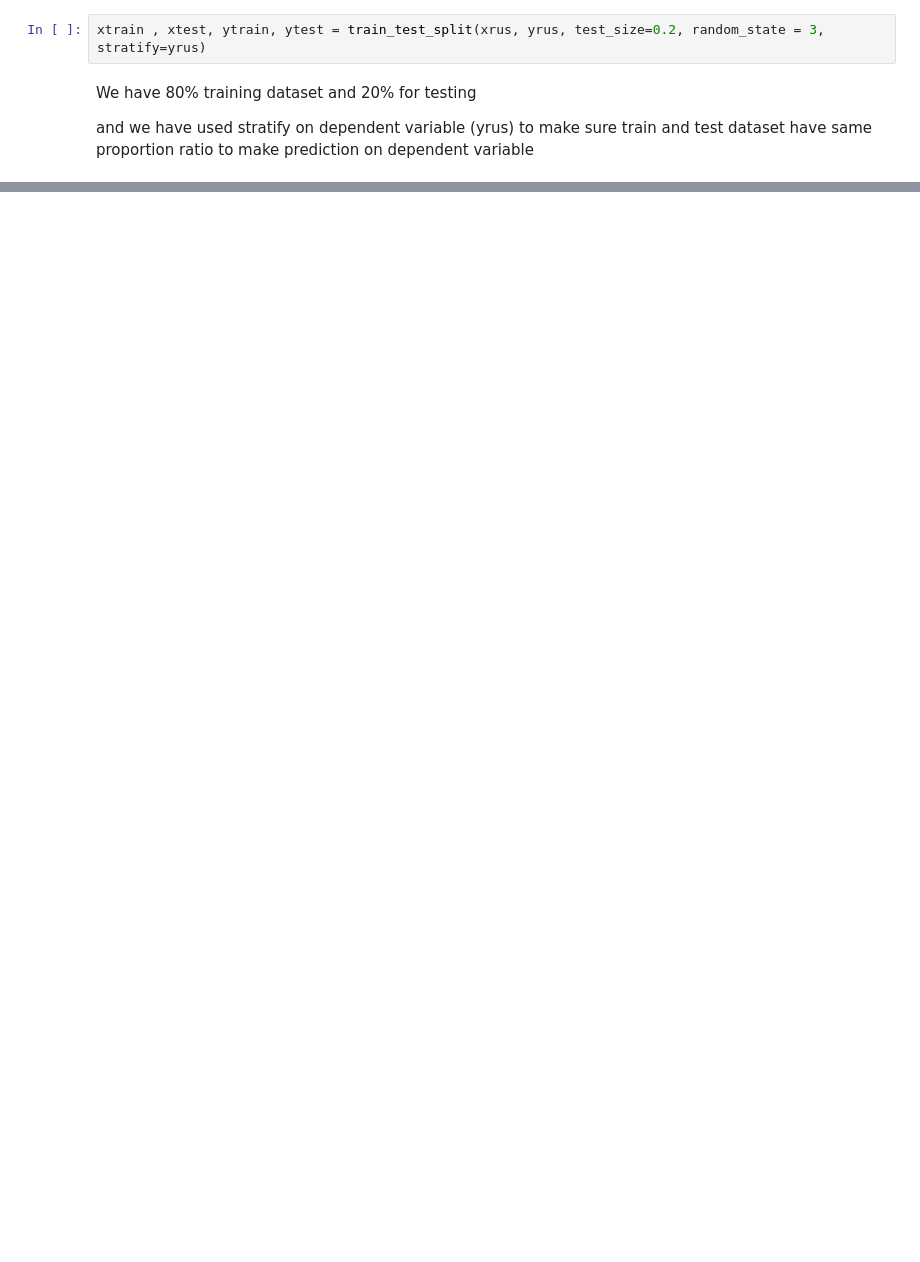
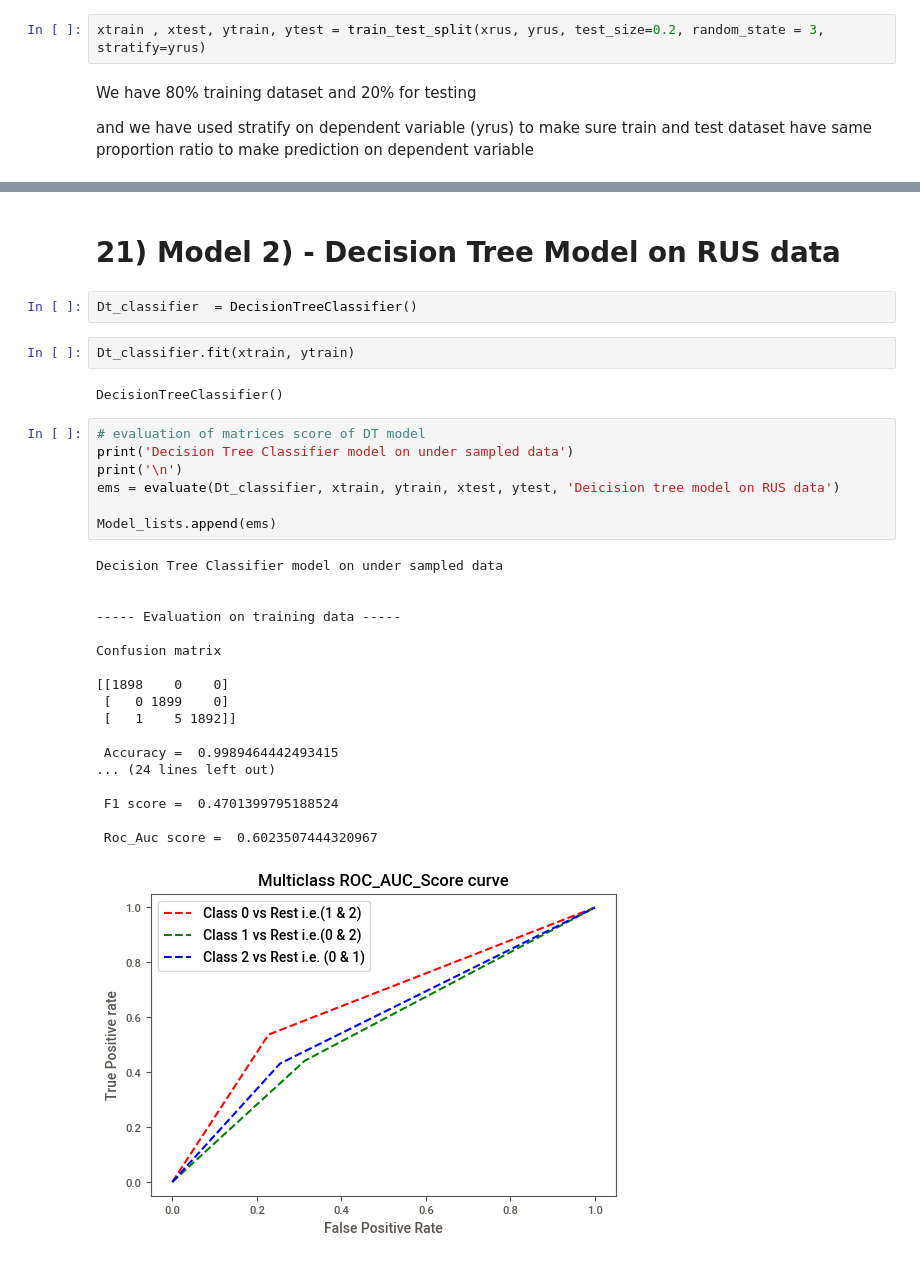
Before and after one commit to Suraj-7077/Supervised-ML-Classification-Email-campaign-prediction, a Jupyter notebook: Supervised_ML_Classification_Capstone_project_III_.ipynb, the cells around one changed output, grey strips where cells are left out. Drawn from its saved outputs; the diff is of its cells as text; blank space fills up the shorter version.

```diff
--- a/Supervised_ML_Classification_Capstone_project_III_.ipynb
+++ b/Supervised_ML_Classification_Capstone_project_III_.ipynb
@@ -1440,0 +1579,34 @@ Creating a common function to all model which we want to build.
+# %% [markdown]
+# 21) Model 2) - **Decision Tree Model on RUS data**
+# %%
+Dt_classifier  = DecisionTreeClassifier()
+# %%
+Dt_classifier.fit(xtrain, ytrain)
+# %% [output]
+DecisionTreeClassifier()
+# %%
+# evaluation of matrices score of DT model
+print('Decision Tree Classifier model on under sampled data')
+print('\n')
+ems = evaluate(Dt_classifier, xtrain, ytrain, xtest, ytest, 'Deicision tree model on RUS data')
+
+Model_lists.append(ems)
+# %% [output]
+Decision Tree Classifier model on under sampled data
+
+
+----- Evaluation on training data -----
+
+Confusion matrix
+
+[[1898    0    0]
+ [   0 1899    0]
+ [   1    5 1892]]
+
+ Accuracy =  0.9989464442493415
+... (24 lines left out)
+
+ F1 score =  0.4701399795188524
+
+ Roc_Auc score =  0.6023507444320967
+[figure, added]
```
Also changed, not shown: parts of 138 cells of this notebook.
